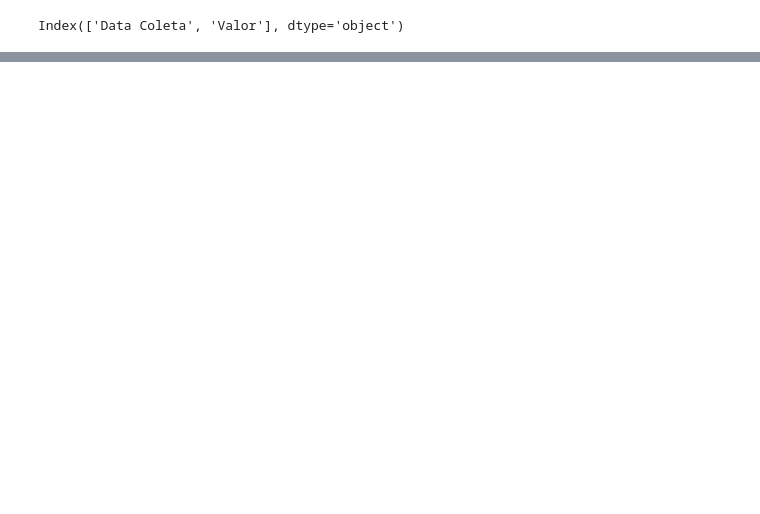
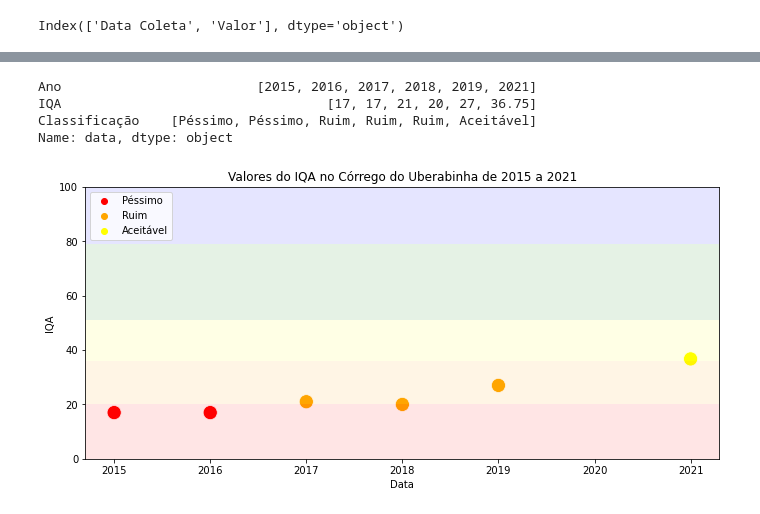
Before and after one commit to leonardodma/p3-qta, a Jupyter notebook: graficos.ipynb, the cells around one changed output, grey strips where cells are left out. Drawn from its saved outputs; the diff is of its cells as text; code cells hidden in the pictures; blank space fills up the shorter version.

```diff
--- a/graficos.ipynb
+++ b/graficos.ipynb
@@ -102,0 +136,15 @@ for k,v in variaveis.items():
+# %%
+def calcula_IQA(q,peso):
+    return
+
+
+q_ox_dissolvido = 77
+q_coliformes = 3
+q_ph = 55
+q_dbo = 50
+q_temp_agua = 77
+q_nitrogenio = 100
+q_fosforo = 100
+q_turbidez = 52
+q_solidos_suspensos = 32
+coleta_iqa = 36.75 #36.75
@@ -102,0 +185,28 @@ for k,v in variaveis.items():
+# %%
+anos = [2015,2016,2017,2018,2019,2021]
+valores = [17,17,21,20,27,coleta_iqa]
+categoria = ['Péssimo','Péssimo','Ruim','Ruim','Ruim', 'Aceitável']
+data = pd.Series([anos, valores, categoria], index=['Ano', 'IQA', 'Classificação'], name='data')
+data
+# %% [output]
+Ano                         [2015, 2016, 2017, 2018, 2019, 2021]
+IQA                                  [17, 17, 21, 20, 27, 36.75]
+Classificação    [Péssimo, Péssimo, Ruim, Ruim, Ruim, Aceitável]
+Name: data, dtype: object
+# %%
+fig = plt.figure(figsize=(25, 5))
+ax = fig.add_subplot(121)
+ax.set_ylim([0, 100])
+ax.set_xlabel('Data')
+ax.set_ylabel('IQA')
+ax.set_title('Valores do IQA no Córrego do Uberabinha de 2015 a 2021')
+ax.axhspan(0, 20, facecolor='red', alpha=0.1)
+ax.axhspan(20, 36, facecolor='orange', alpha=0.1)
+ax.axhspan(36, 51, facecolor='yellow', alpha=0.1)
+ax.axhspan(51, 79, facecolor='green', alpha=0.1)
+ax.axhspan(79, 100, facecolor='blue', alpha=0.1)
+sns.scatterplot(x='Ano', y='IQA', hue="Classificação",data=data,s=200, palette=['red','orange','yellow'])
+ax.legend(loc=2, prop={'size': 10})
+plt.show()
+# %% [output]
+[figure, added]
```
Also changed, not shown: parts of 11 cells of this notebook, 10 other files.
